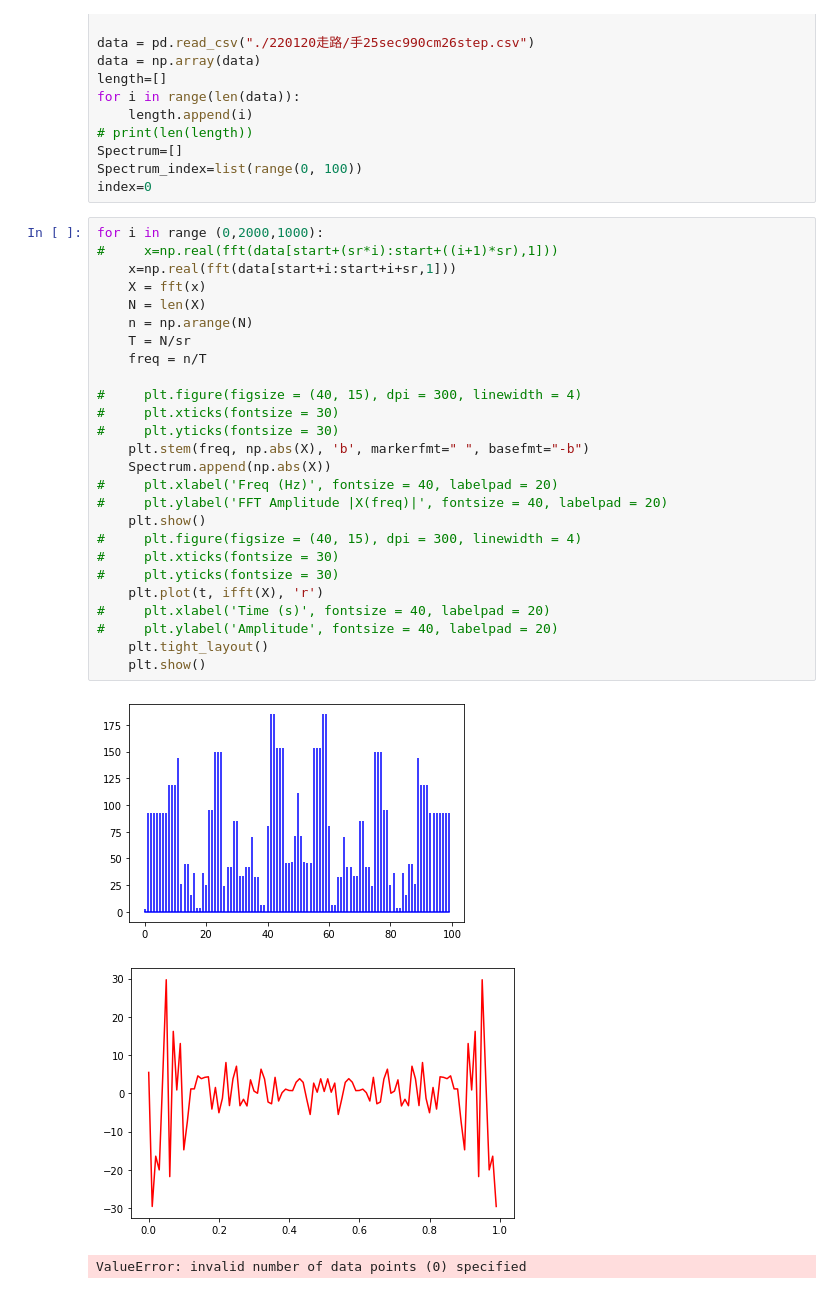
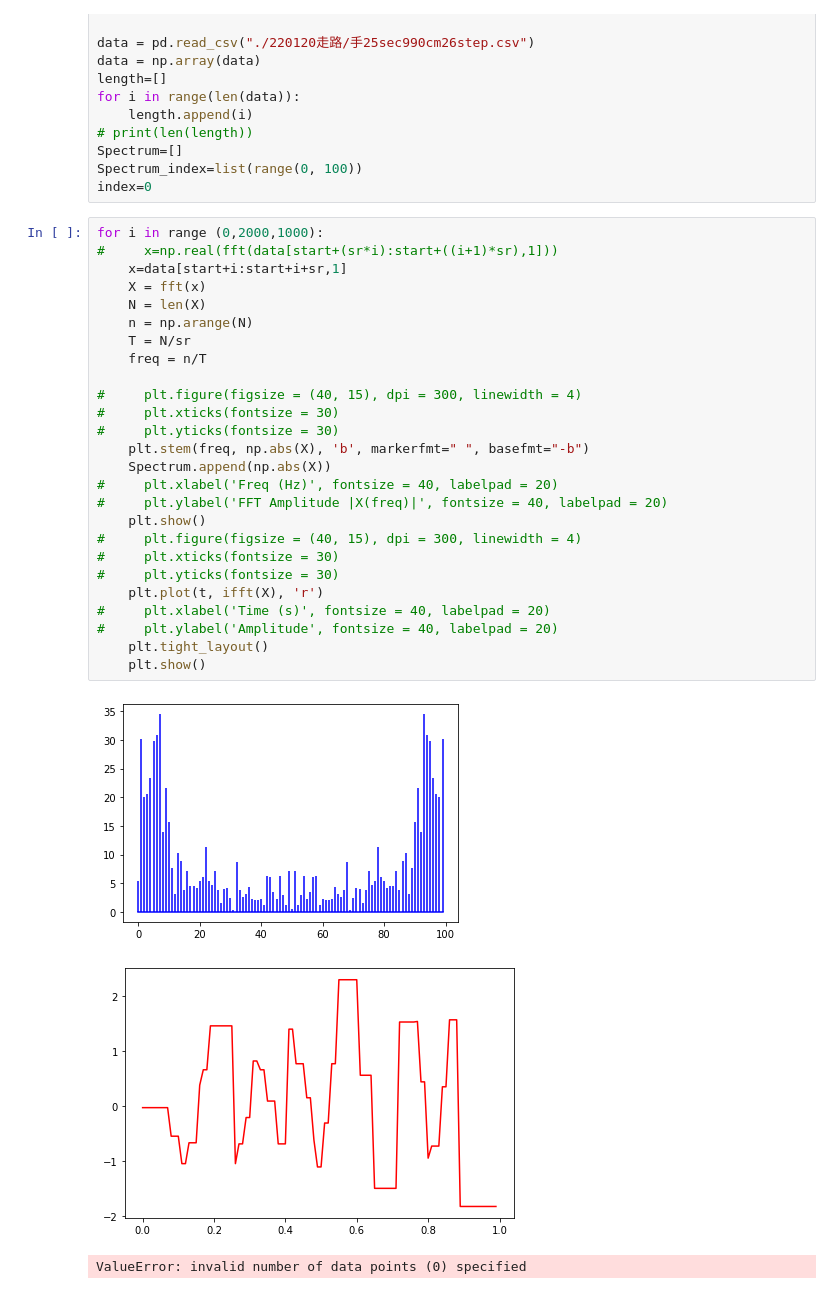
Before and after one commit to tim1207/IOBB, a Jupyter notebook: Spectrum (走路)手25sec990cm26step.ipynb, the cells around one changed output. Drawn from its saved outputs; the diff is of its cells as text.

```diff
--- a/Spectrum (走路)手25sec990cm26step.ipynb
+++ b/Spectrum (走路)手25sec990cm26step.ipynb
@@ -27,32 +27,32 @@ index=0
 # %%
 for i in range (0,2000,1000):
 #     x=np.real(fft(data[start+(sr*i):start+((i+1)*sr),1]))
-    x=np.real(fft(data[start+i:start+i+sr,1]))
+    x=data[start+i:start+i+sr,1]
     X = fft(x)
     N = len(X)
     n = np.arange(N)
     T = N/sr
     freq = n/T
 
 #     plt.figure(figsize = (40, 15), dpi = 300, linewidth = 4)
 #     plt.xticks(fontsize = 30)
 #     plt.yticks(fontsize = 30)
     plt.stem(freq, np.abs(X), 'b', markerfmt=" ", basefmt="-b")
     Spectrum.append(np.abs(X))
 #     plt.xlabel('Freq (Hz)', fontsize = 40, labelpad = 20)
 #     plt.ylabel('FFT Amplitude |X(freq)|', fontsize = 40, labelpad = 20)
     plt.show()
 #     plt.figure(figsize = (40, 15), dpi = 300, linewidth = 4)
 #     plt.xticks(fontsize = 30)
 #     plt.yticks(fontsize = 30)
     plt.plot(t, ifft(X), 'r')
 #     plt.xlabel('Time (s)', fontsize = 40, labelpad = 20)
 #     plt.ylabel('Amplitude', fontsize = 40, labelpad = 20)
     plt.tight_layout()
     plt.show()
 # %% [output]
-[figure, old version]
+[figure, new version]
-[figure, old version]
+[figure, new version]
 ValueError: invalid number of data points (0) specified
 # %%
 print(Spectrum)
```
Also changed, not shown: parts of 3 cells of this notebook.
